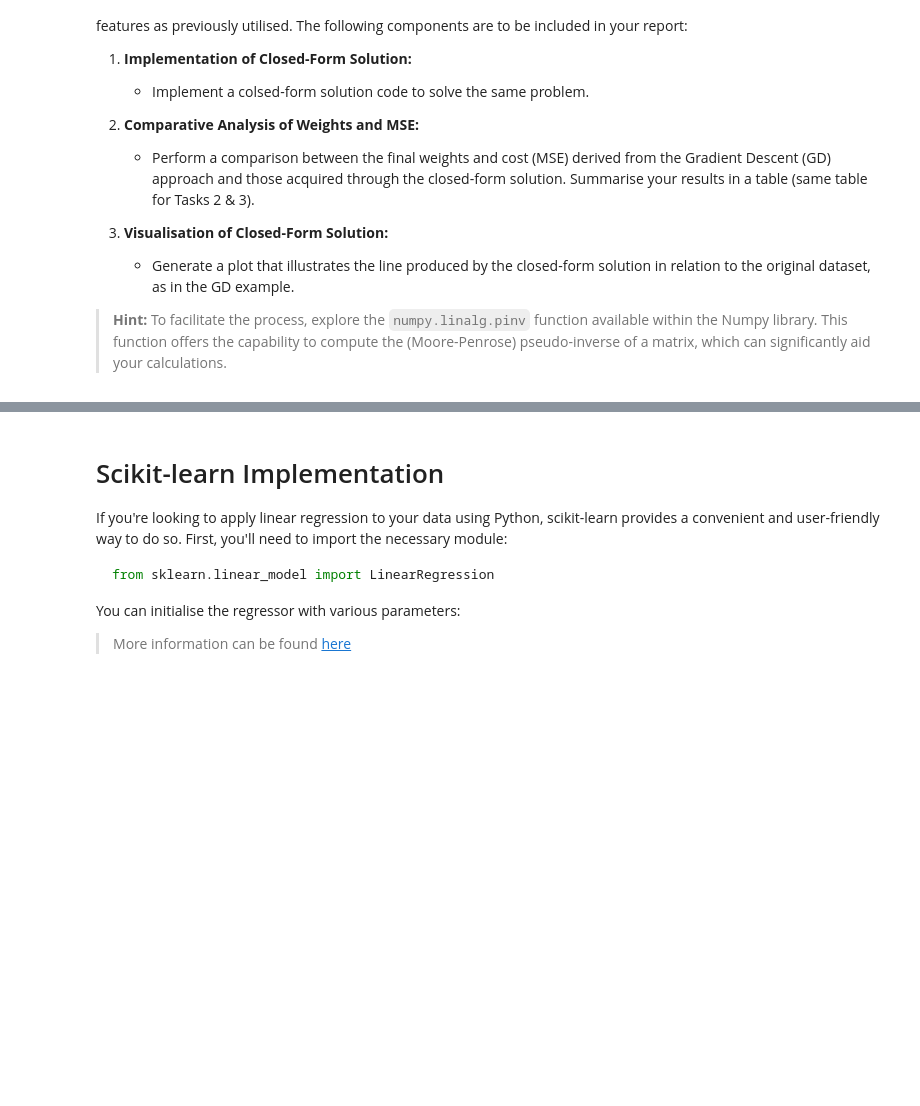
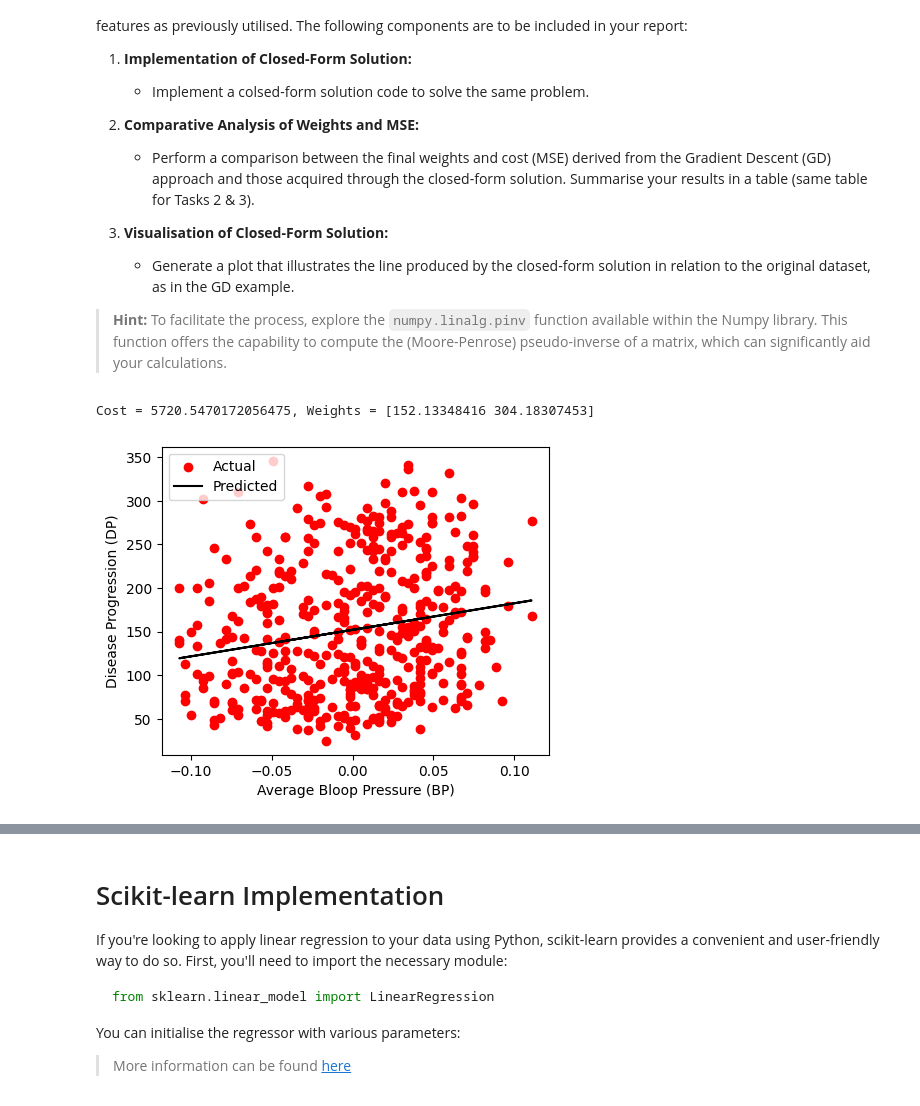
Before and after one commit to RandomCloneTrooper/ML, a Jupyter notebook: 02_ML_LR.ipynb, the cells around one changed output, grey strips where cells are left out. Cells and saved outputs as stored; diff of their text form; code cells hidden in the pictures; blank space fills up the shorter version.

```diff
--- a/02_ML_LR.ipynb
+++ b/02_ML_LR.ipynb
@@ -375,0 +367,15 @@ W =
+# %%
+# Task 2
+X_M = []
+X = diabetes_data["age"]
+for i in X:
+  X_M.append([1, i])
+Y = diabetes_data["DP"]
+
+W = np.matmul(np.linalg.pinv(np.matmul(np.transpose(X_M), X_M)), np.matmul(np.transpose(X_M), Y))
+X = np.column_stack((np.ones(len(X)),X))
+print(f"Cost = {cost(X,W,Y)}, Weights = {W}")
+plot_line(X,W,Y)
+# %% [output]
+Cost = 5720.5470172056475, Weights = [152.13348416 304.18307453]
+[figure, added]
```
Also changed, not shown: parts of 18 cells of this notebook.
